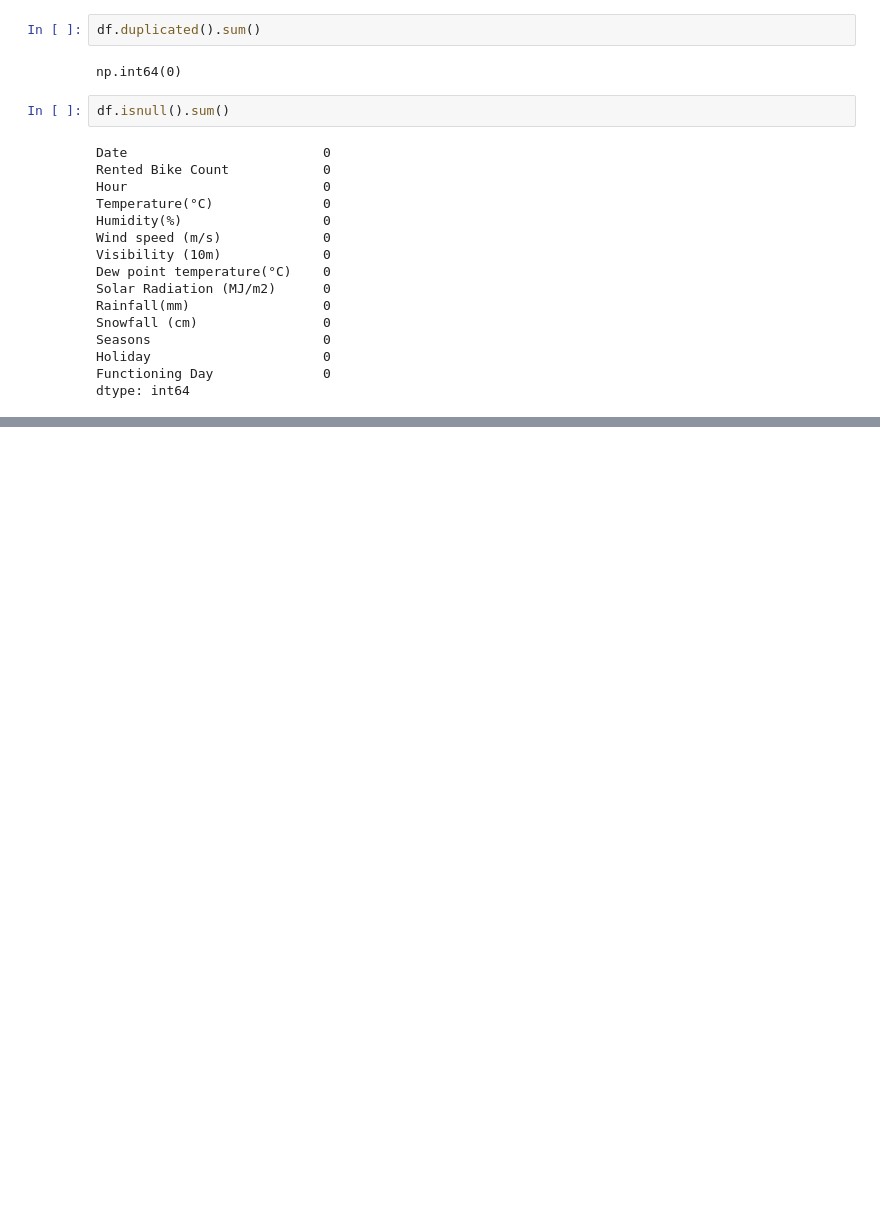
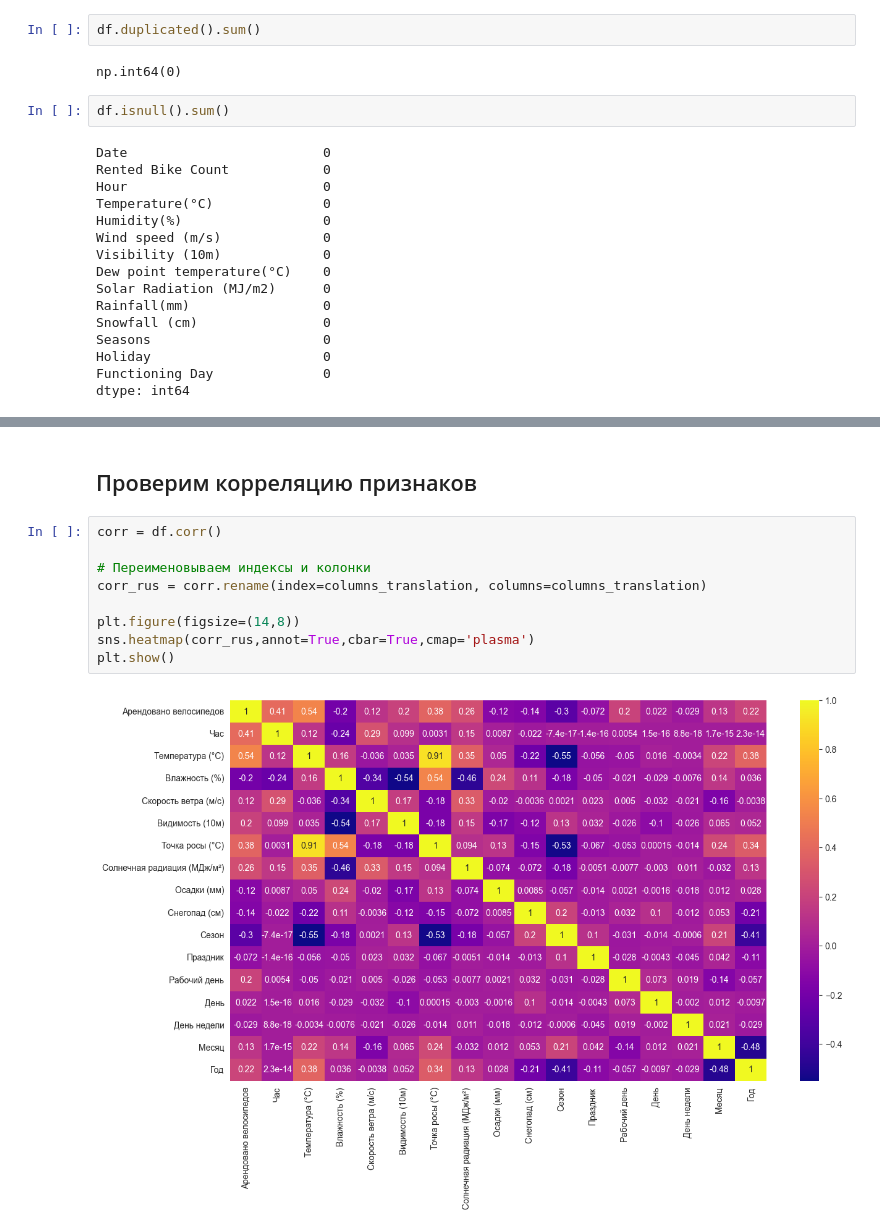
Before and after one commit to avpole/ML-Basic-homeworks, a Jupyter notebook: final_project/final_project.ipynb, the cells around one changed output, grey strips where cells are left out. Cells and saved outputs as stored; diff of their text form; blank space fills up the shorter version.

```diff
--- a/final_project/final_project.ipynb
+++ b/final_project/final_project.ipynb
@@ -101,0 +224,13 @@ dtype: int64
+# %% [markdown]
+## Проверим корреляцию признаков
+# %%
+corr = df.corr()
+
+# Переименовываем индексы и колонки
+corr_rus = corr.rename(index=columns_translation, columns=columns_translation)
+
+plt.figure(figsize=(14,8))
+sns.heatmap(corr_rus,annot=True,cbar=True,cmap='plasma')
+plt.show()
+# %% [output]
+[figure, added]
```
Also changed, not shown: parts of 20 cells of this notebook, 1 other file.
